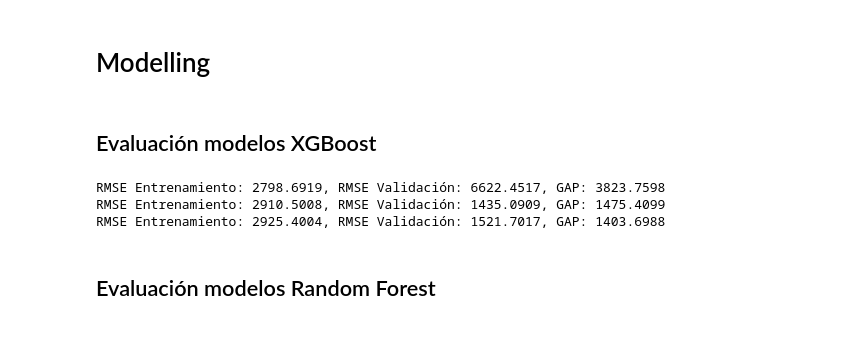
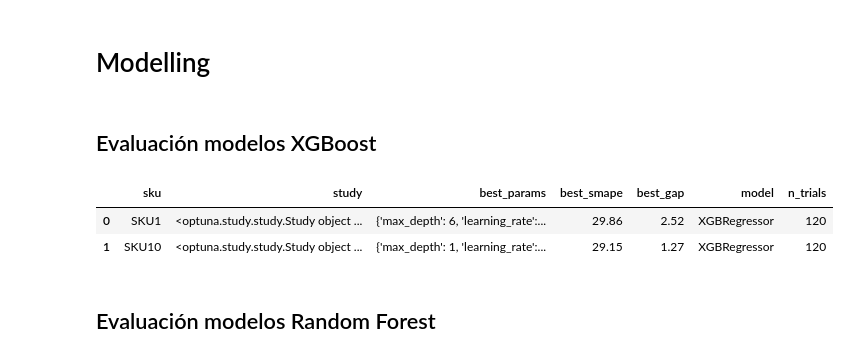
Before and after one commit to JhonattanReales21/innv_tec_1_icesi, a Jupyter notebook: notebooks/ml_pipeline_p_sku.ipynb, the cells around one changed output. Saved outputs shown, nothing was run; the diff lists cells and outputs as text; code cells hidden in the pictures.

```diff
--- a/notebooks/ml_pipeline_p_sku.ipynb
+++ b/notebooks/ml_pipeline_p_sku.ipynb
@@ -362,30 +366,6 @@ features = df_mod.columns.difference(["fecha", "sku", "pedidos"]).to_list()
 # definimos el numero de ventanas de evaluación y el tamaño de las ventanas
 val_iter = 3
 val_size = 7
-
-# definimos el tamaño inicial o base del conjunto de entrenamiento
-train_size = df_mod.shape[0] - val_iter * val_size
 # %% [markdown]
 ## Evaluación modelos XGBoost
-# %%
-df_sku = df_mod[df_mod["sku"] == sku].copy()
-
-# definimos el tamaño inicial o base del conjunto de entrenamiento
-train_size = df_sku.shape[0] - val_iter * val_size
-
-
-model = XGBRegressor(max_depth=2, n_estimators=100, learning_rate=0.1, random_state=42)
-avg_rmse, avg_gap = ml_utils.evaluate_model_with_recursive_window(
-    model,
-    X=df_sku[features],
-    y=df_sku["pedidos"],
-    val_iter=val_iter,
-    start_train=0,
-    train_size=train_size,
-    val_size=val_size,
-)
-# %% [output]
-RMSE Entrenamiento: 2798.6919, RMSE Validación: 6622.4517, GAP: 3823.7598
-RMSE Entrenamiento: 2910.5008, RMSE Validación: 1435.0909, GAP: 1475.4099
-RMSE Entrenamiento: 2925.4004, RMSE Validación: 1521.7017, GAP: 1403.6988
 # %%
@@ -428,0 +444,6 @@ study = ml_utils.optimize_model_with_optuna(
+# %%
+df_results_xgboost
+# %% [output]
+|  | sku | study | best_params | best_smape | best_gap | model | n_trials |
+| 0 | SKU1 | <optuna.study.study.Study object ... | {'max_depth': 6, 'learning_rate':... | 29.86 | 2.52 | XGBRegressor | 120 |
+| 1 | SKU10 | <optuna.study.study.Study object ... | {'max_depth': 1, 'learning_rate':... | 29.15 | 1.27 | XGBRegressor | 120 |
```
Also changed, not shown: parts of 6 cells of this notebook, 2 other files.
